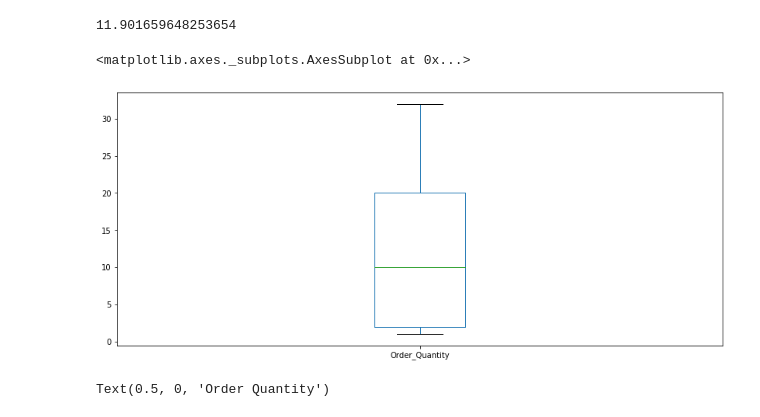
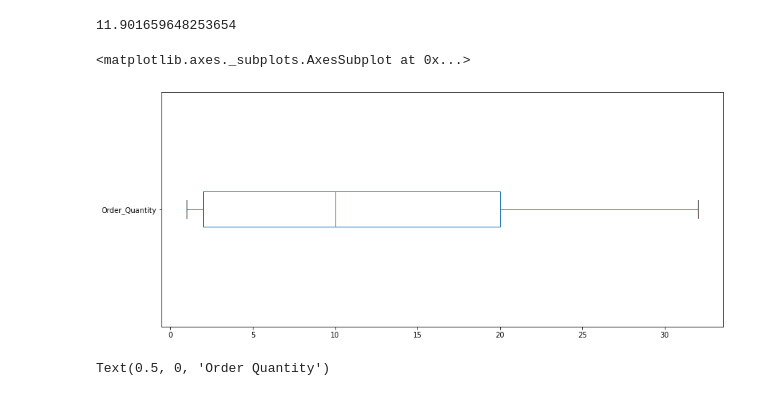
Before and after one commit to rebeccaceppas/data-analysis-course, a Jupyter notebook: Sections 1 and 2.ipynb, the cells around one changed output. Saved outputs shown, nothing was run; the diff lists cells and outputs as text; code cells hidden in the pictures.

```diff
--- a/Sections 1 and 2.ipynb
+++ b/Sections 1 and 2.ipynb
@@ -333,10 +333,10 @@ sales['Order_Quantity'].mean()
 # %% [output]
 11.901659648253654
 # %%
-sales['Order_Quantity'].plot(kind='box', figsize=(14,6))
+sales['Order_Quantity'].plot(kind='box', vert=False, figsize=(14,6))
 # %% [output]
 <matplotlib.axes._subplots.AxesSubplot at 0x...>
-[figure, old version]
+[figure, new version]
 # %%
 ax = sales['Order_Quantity'].plot(kind='hist', figsize=(14,6))
 ax.set_ylabel('Orders')
```
Also changed, not shown: parts of 49 cells of this notebook.
